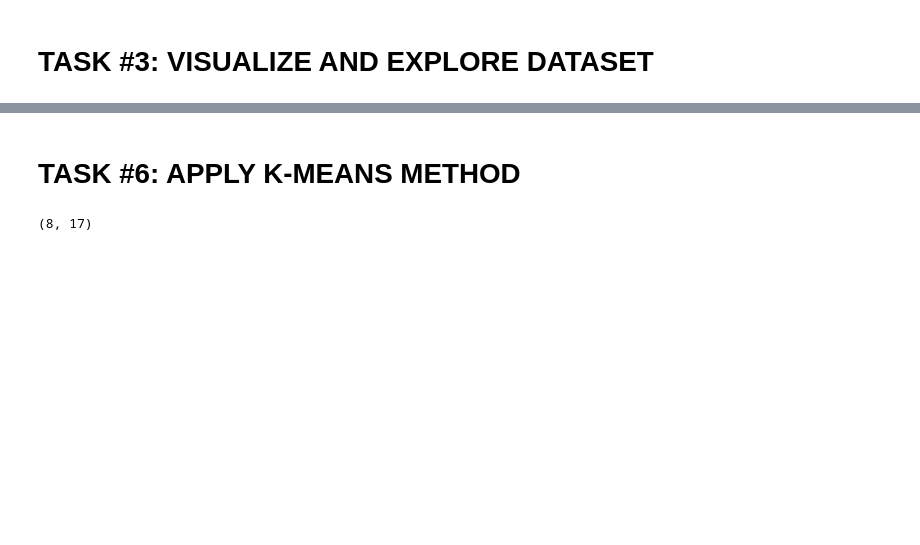
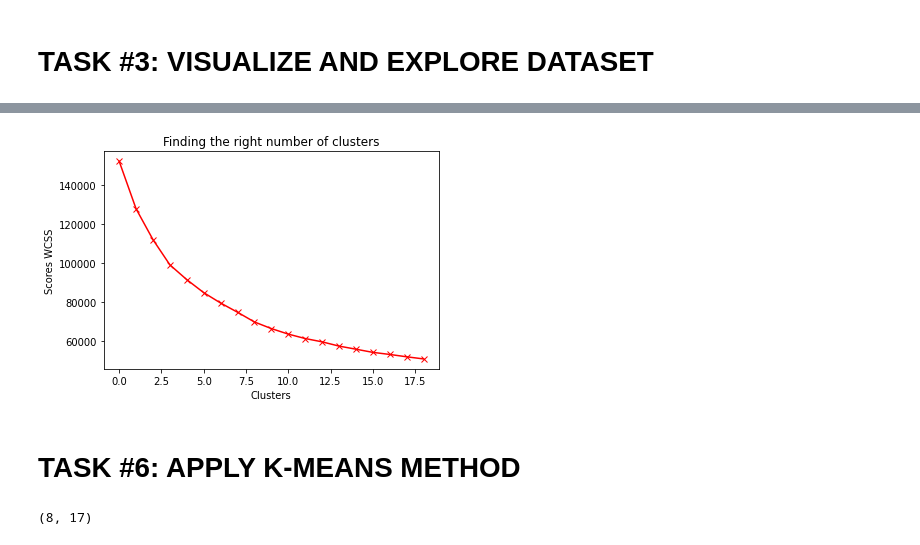
Before and after one commit to hdonghun/-Machine-learning, a Jupyter notebook: Marketing_Department_Skeleton.ipynb, the cells around one changed output, grey strips where cells are left out. Drawn from its saved outputs; the diff is of its cells as text; code cells hidden in the pictures; blank space fills up the shorter version.

```diff
--- a/Marketing_Department_Skeleton.ipynb
+++ b/Marketing_Department_Skeleton.ipynb
@@ -238,0 +289,3 @@ array([[-0.73198937, -0.24943448, -0.42489974, ..., -0.31096755,
+# %%
+scaler = StandardScaler()
+creditcard_df_scaled = scaler.fit_transform(creditcard_df)
@@ -239,3 +316,23 @@ array([[-0.73198937, -0.24943448, -0.42489974, ..., -0.31096755,
+# %%
+# elbow method 적용하기
+scores_1 = []
+# 20번 반복해서 scores_1에 데이터 저장
+range_values = range(1,20)
+
+for i in range_values:
+  kmeans = KMeans(n_clusters = i)
+  kmeans.fit(creditcard_df_scaled)
+  scores_1.append(kmeans.inertia_)
+# %%
+plt.plot(scores_1, 'rx-')
+plt.title('Finding the right number of clusters')
+plt.xlabel('Clusters')
+plt.ylabel('Scores WCSS')
+plt.show()
+
+# 7 ~10 까지의 구간에서 변화가 적게 나타난다고 보여진다.( 사람에 따라 다름.)
+# %% [output]
+[figure, added]
 # %% [markdown]
 # TASK #6: APPLY K-MEANS METHOD
 # %%
```
Also changed, not shown: parts of 63 cells of this notebook.
